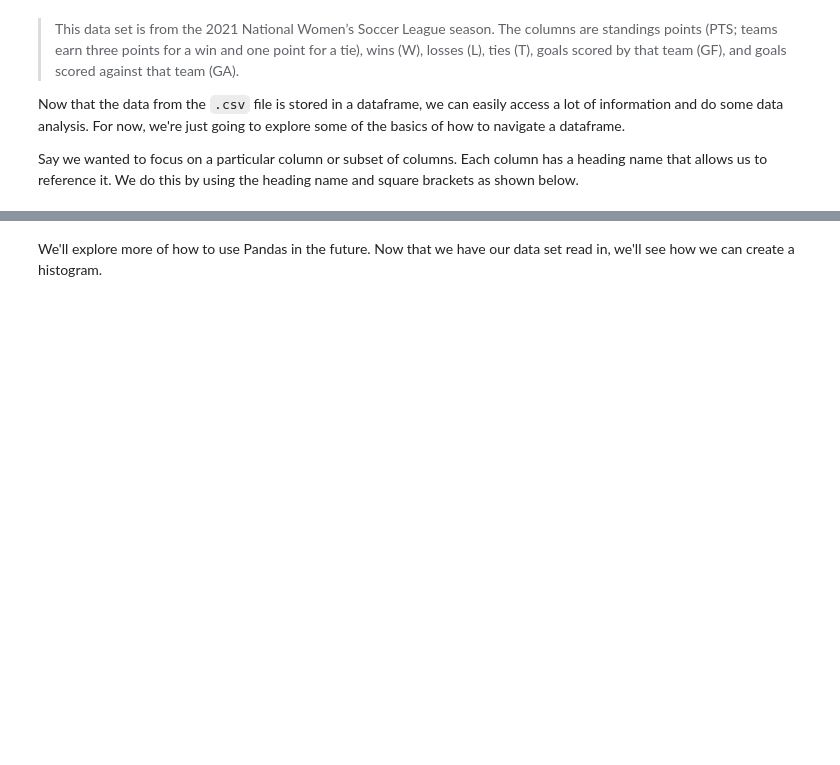
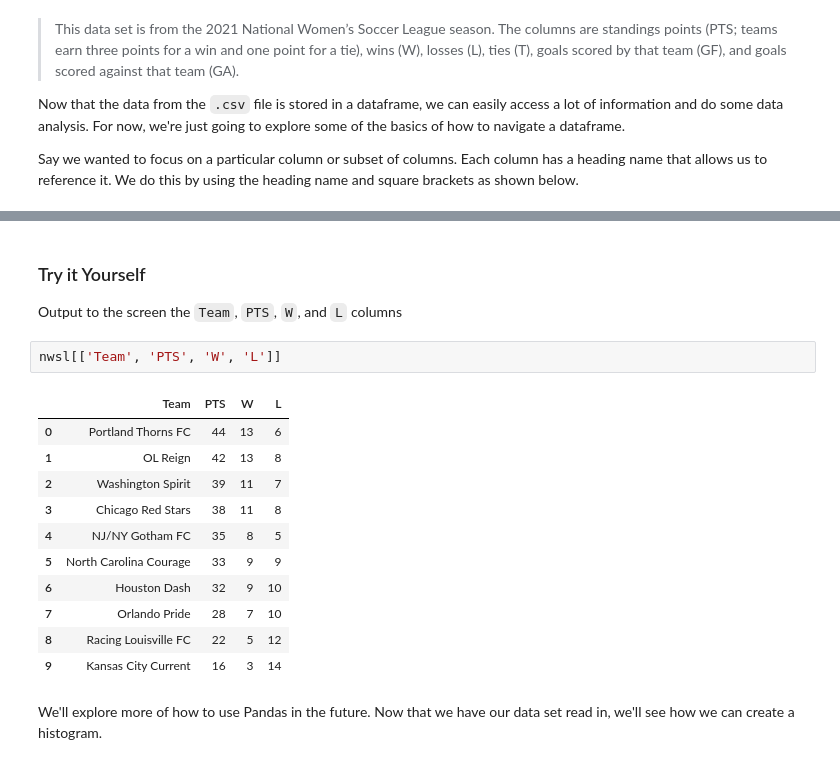
Before and after one commit to HunterZ315/qr105_lecture_notes, a Jupyter notebook: L08.1_statistics-II-displaying-data.ipynb, the cells around one changed output, grey strips where cells are left out. Drawn from its saved outputs; the diff is of its cells as text; blank space fills up the shorter version.

```diff
--- a/L08.1_statistics-II-displaying-data.ipynb
+++ b/L08.1_statistics-II-displaying-data.ipynb
@@ -352,3 +344,21 @@ nwsl[['Team', 'PTS', 'GF', 'GA']]
+# %% [markdown]
+### Try it Yourself
+
+Output to the screen the `Team`, `PTS`, `W`, and `L` columns
+# %%
+nwsl[['Team', 'PTS', 'W', 'L']]
+# %% [output]
+|  | Team | PTS | W | L |
+| 0 | Portland Thorns FC | 44 | 13 | 6 |
+| 1 | OL Reign | 42 | 13 | 8 |
+| 2 | Washington Spirit | 39 | 11 | 7 |
+| 3 | Chicago Red Stars | 38 | 11 | 8 |
+| 4 | NJ/NY Gotham FC | 35 | 8 | 5 |
+| 5 | North Carolina Courage | 33 | 9 | 9 |
+| 6 | Houston Dash | 32 | 9 | 10 |
+| 7 | Orlando Pride | 28 | 7 | 10 |
+| 8 | Racing Louisville FC | 22 | 5 | 12 |
+| 9 | Kansas City Current | 16 | 3 | 14 |
 # %% [markdown]
 We'll explore more of how to use Pandas in the future. Now that we have our data set read in, we'll see how we can create a histogram.
 # %% [markdown]
```
Also changed, not shown: parts of 13 cells of this notebook.
